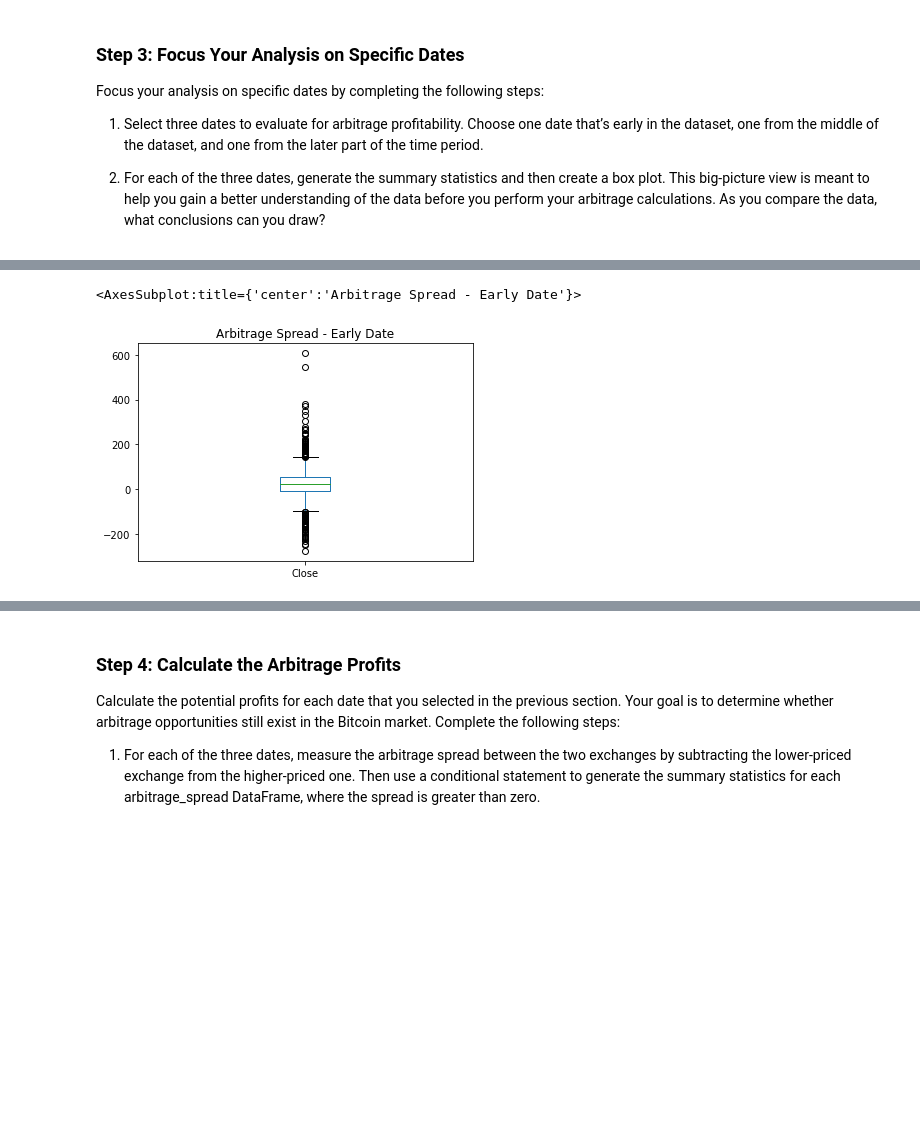
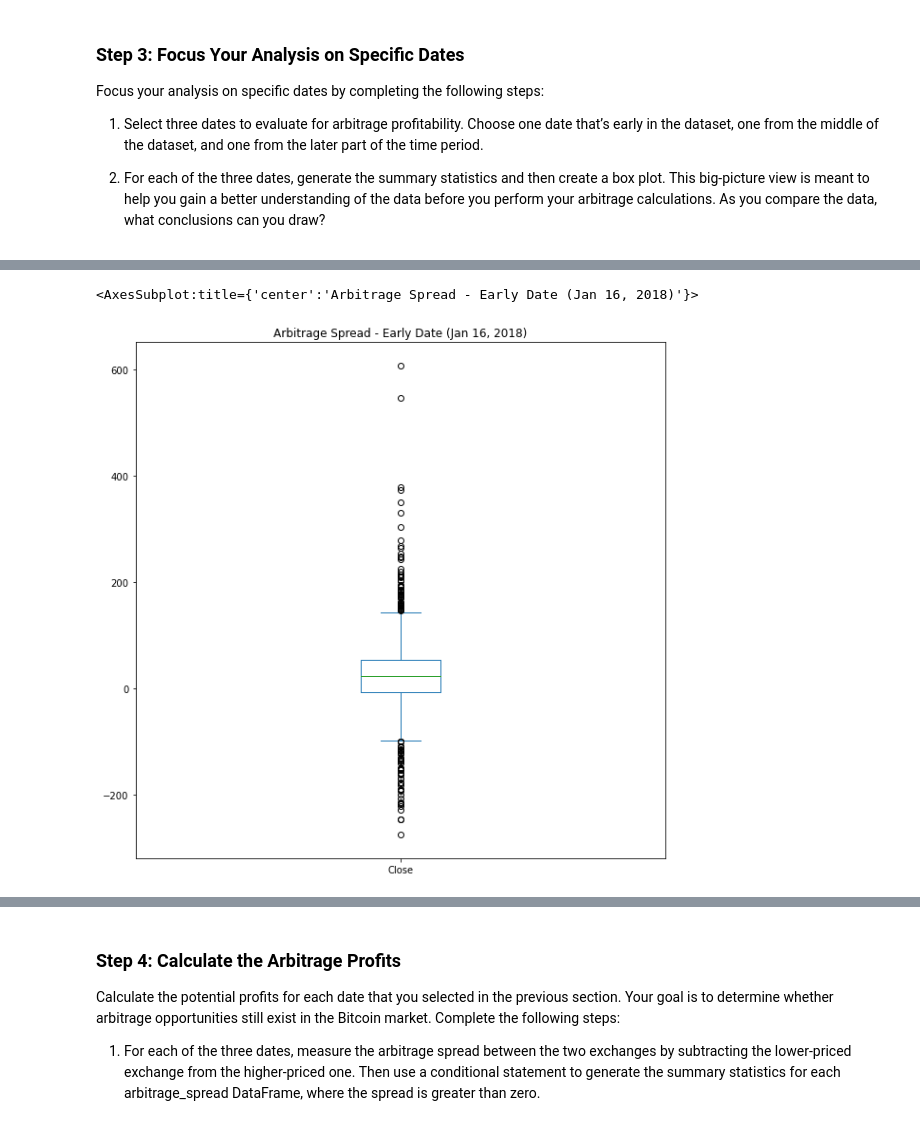
Before and after one commit to briggslalor/Challenge_3, a Jupyter notebook: crypto_arbitrage.ipynb, the cells around one changed output, grey strips where cells are left out. Cells and saved outputs as stored; diff of their text form; code cells hidden in the pictures; blank space fills up the shorter version.

Commit message:
Commit containing the completed code for Data Analysis Step 3: Analysis of Specific Dates

```diff
--- a/crypto_arbitrage.ipynb
+++ b/crypto_arbitrage.ipynb
@@ -309,8 +315,8 @@ Focus your analysis on specific dates by completing the following steps:
 # %%
 # Using the early date that you have selected, calculate the arbitrage spread
 # by subtracting the bitstamp lower closing prices from the coinbase higher closing prices
-arbitrage_spread_early = # YOUR CODE HERE
+arbitrage_spread_early = coinbase_sliced.loc['2018-01-16'] - bitstamp_sliced.loc['2018-01-16']
 
 # Generate summary statistics for the early DataFrame
-# YOUR CODE HERE
+arbitrage_spread_early.describe(include = 'all')
 # %% [output]
@@ -326,9 +332,9 @@ Name: Close, dtype: float64
 # %%
 # Visualize the arbitrage spread from early in the dataset in a box plot
-# YOUR CODE HERE
+arbitrage_spread_early.plot.box(figsize = (10, 10), title = 'Arbitrage Spread - Early Date (Jan 16, 2018)')
 # %% [output]
-<AxesSubplot:title={'center':'Arbitrage Spread - Early Date'}>
+<AxesSubplot:title={'center':'Arbitrage Spread - Early Date (Jan 16, 2018)'}>
-[figure, old version]
+[figure, new version]
 # %%
 # Create an overlay plot that visualizes the two dataframes over a period of one day from the middle of the dataset.
 # Be sure that the plots include the parameters `legend`, `figsize`, `title`, `color` and `label`
```
Also changed, not shown: parts of 8 cells of this notebook.
